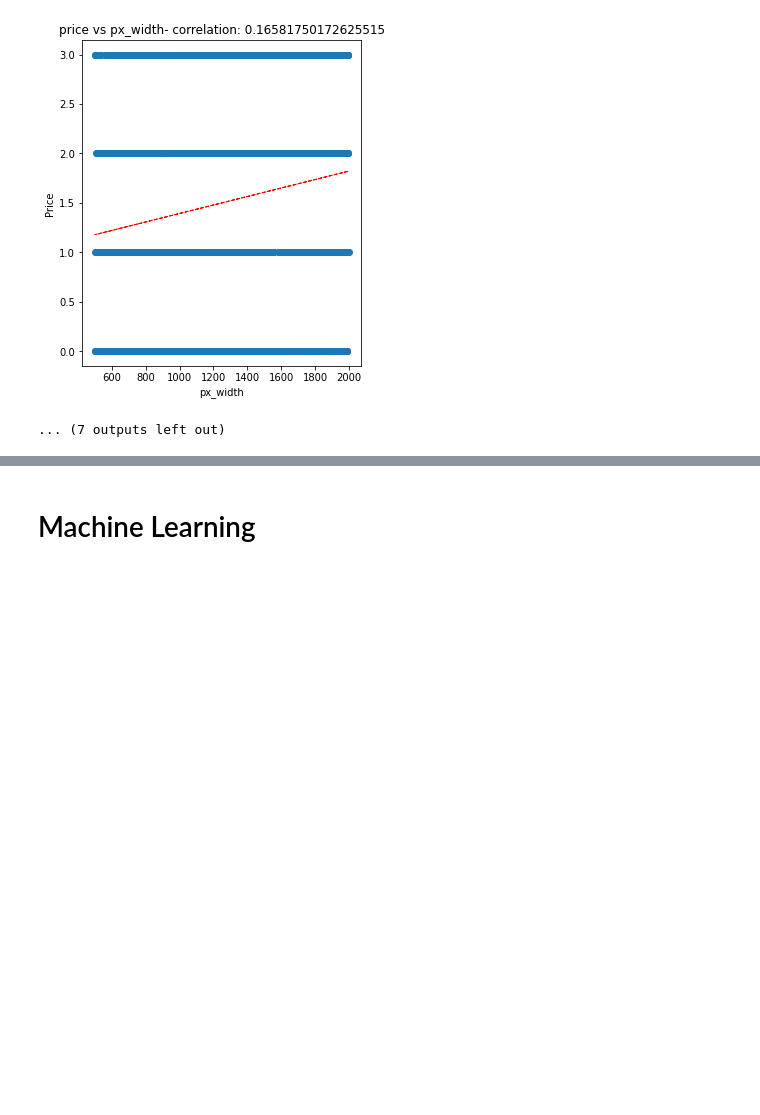
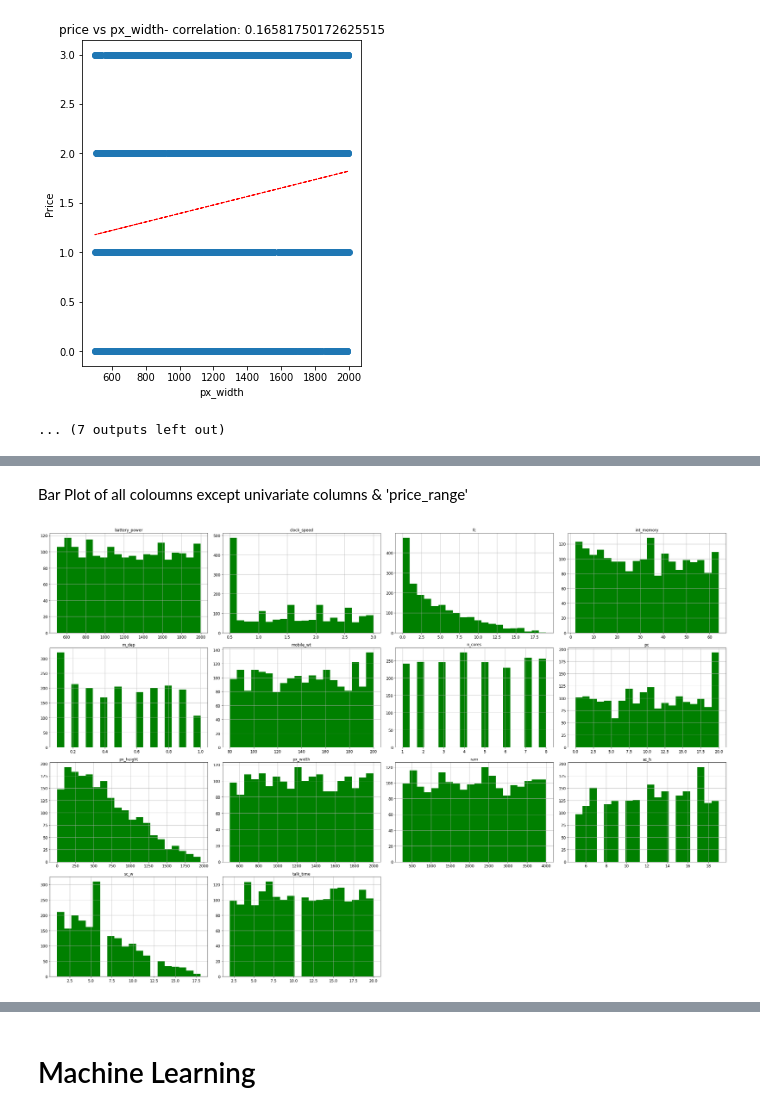
Before and after one commit to charann90/Mobile-Price-Range-Prediction, a Jupyter notebook: Mobile_price_Range_Prediction.ipynb, the cells around one changed output, grey strips where cells are left out. Cells and saved outputs as stored; diff of their text form; code cells hidden in the pictures; blank space fills up the shorter version.

```diff
--- a/Mobile_price_Range_Prediction.ipynb
+++ b/Mobile_price_Range_Prediction.ipynb
@@ -301,0 +282,9 @@ sns.boxplot(y=df['price_range'], x = df['three_g'])
+# %% [markdown]
+Bar Plot of all coloumns except univariate columns & 'price_range'
+# %%
+col = ['battery_power','clock_speed','fc', 'int_memory', 'm_dep', 'mobile_wt', 'n_cores', 'pc', 'px_height', 'px_width', 'ram', 'sc_h', 'sc_w', 'talk_time']
+df.hist(bins = 20, figsize = (30,20),color='green', column = col, ylabelsize = 12, xlabelsize = 12)
+plt.tight_layout()
+plt.show()
+# %% [output]
+[figure, added]
```
Also changed, not shown: parts of 105 cells of this notebook.
